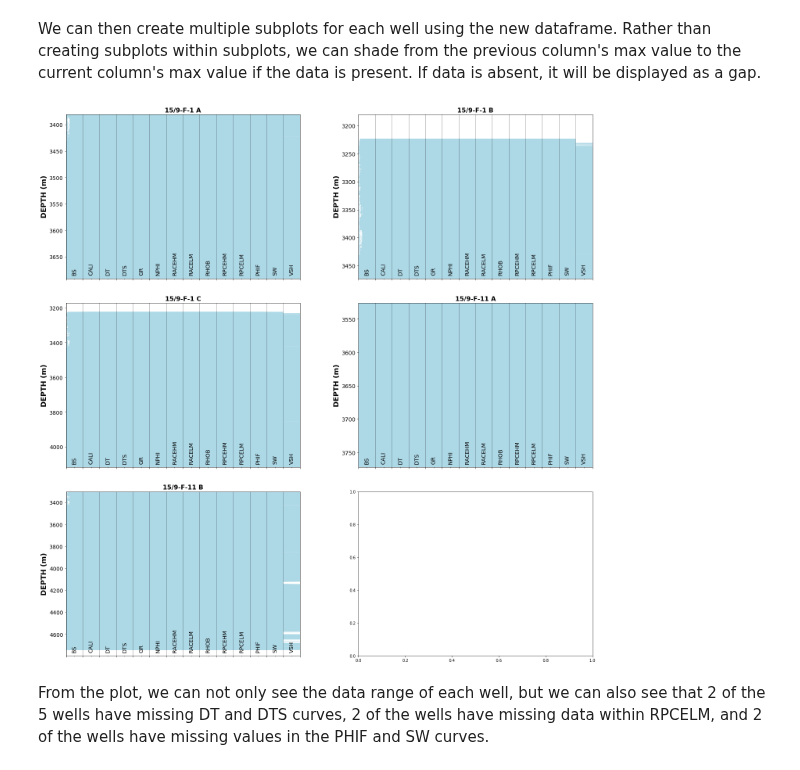
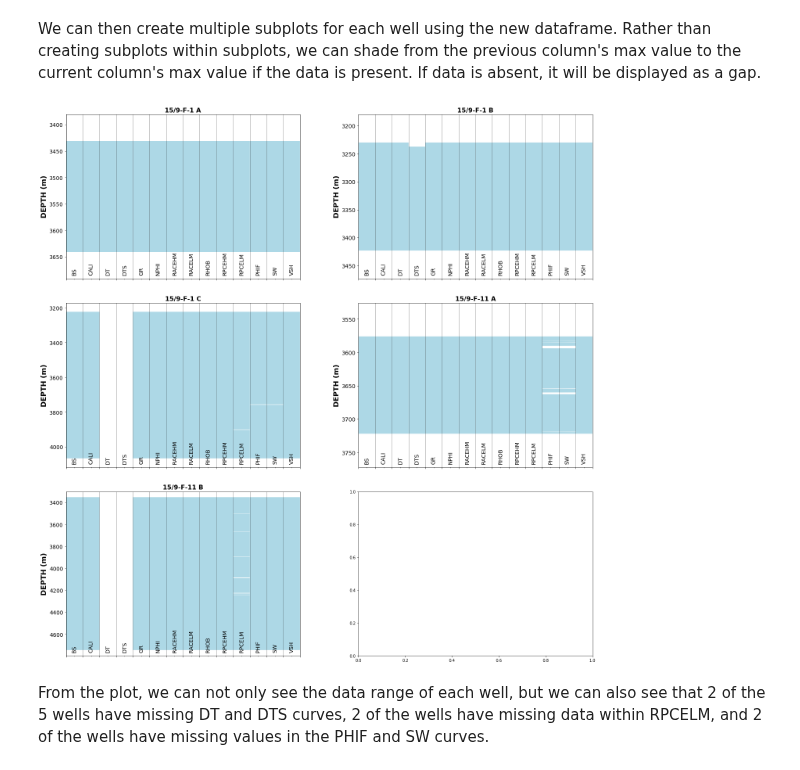
Before and after one commit to SPWLA-ORG/spwla2021_ml_workshop, a Jupyter notebook: 1.2 - Missing Data.ipynb, the cells around one changed output. Cells and saved outputs as stored; diff of their text form; code cells hidden in the pictures.

```diff
--- a/1.2 - Missing Data.ipynb
+++ b/1.2 - Missing Data.ipynb
@@ -141,6 +141,7 @@ for (name, well), ax in zip(grouped, axs.flat):
 
     #Setup the depth range
     ax.set_ylim(well.MD.max() + 50, well.MD.min() - 50)
+    ax.set_ylim(well.MD.max() + 50, well.MD.min() - 50)
 
     # Create multiple fill betweens for each curve# This is between
     # the number representing null values and the number representing
@@ -148,37 +149,37 @@ for (name, well), ax in zip(grouped, axs.flat):
     ticks = []
     ticks_labels = []
     for i, curve in enumerate(labels):
-        ax.fill_betweenx(df.MD, i, df[curve], facecolor='lightblue')
+        ax.fill_betweenx(well.MD, i, well[curve], facecolor='lightblue')
         ticks.append(i)
         ticks_labels.append(i+0.5)
 
     # add extra value on to ticks
     ticks.append(len(ticks))
 
     #Setup the grid, axis labels and ticks
     ax.grid(axis='x', alpha=0.5, color='black')
     ax.set_ylabel('DEPTH (m)', fontsize=18, fontweight='bold')
 
     #Position vertical lines at the boundaries between the bars
     ax.set_xticks(ticks, minor=False)
 
     #Position the curve names in the centre of each column
     ax.set_xticks(ticks_labels, minor=True)
 
     #Setup the x-axis tick labels
     ax.set_xticklabels(labels,  rotation='vertical', minor=True, verticalalignment='bottom', fontsize=14)
     ax.set_xticklabels('', minor=False)
     ax.tick_params(axis='x', which='minor', pad=-10)
     ax.tick_params(axis='y', labelsize=14 )
 
     #Assign the well name as the title to each subplot
     ax.set_title(name, fontsize=16, fontweight='bold')
 plt.tight_layout()
 plt.subplots_adjust(hspace=0.15, wspace=0.25)
 # plt.savefig('missingdata.png', dpi=200)
 plt.show()
 # %% [output]
-[figure, old version]
+[figure, new version]
 # %% [markdown]
 From the plot, we can not only see the data range of each well, but we can also see that 2 of the 5 wells have missing DT and DTS curves, 2 of the wells have missing data within RPCELM, and 2 of the wells have missing values in the PHIF and SW curves.
 # %% [markdown]
```
Also changed, not shown: 2 other files.
